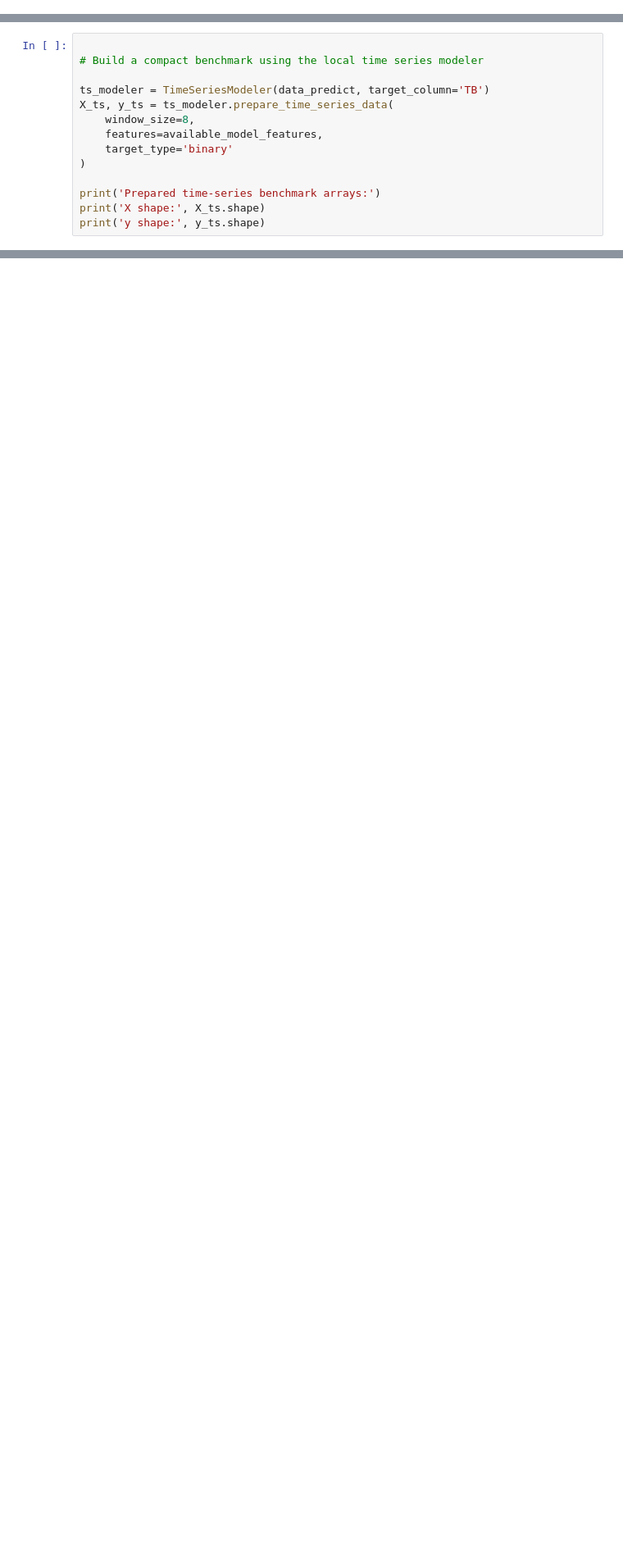
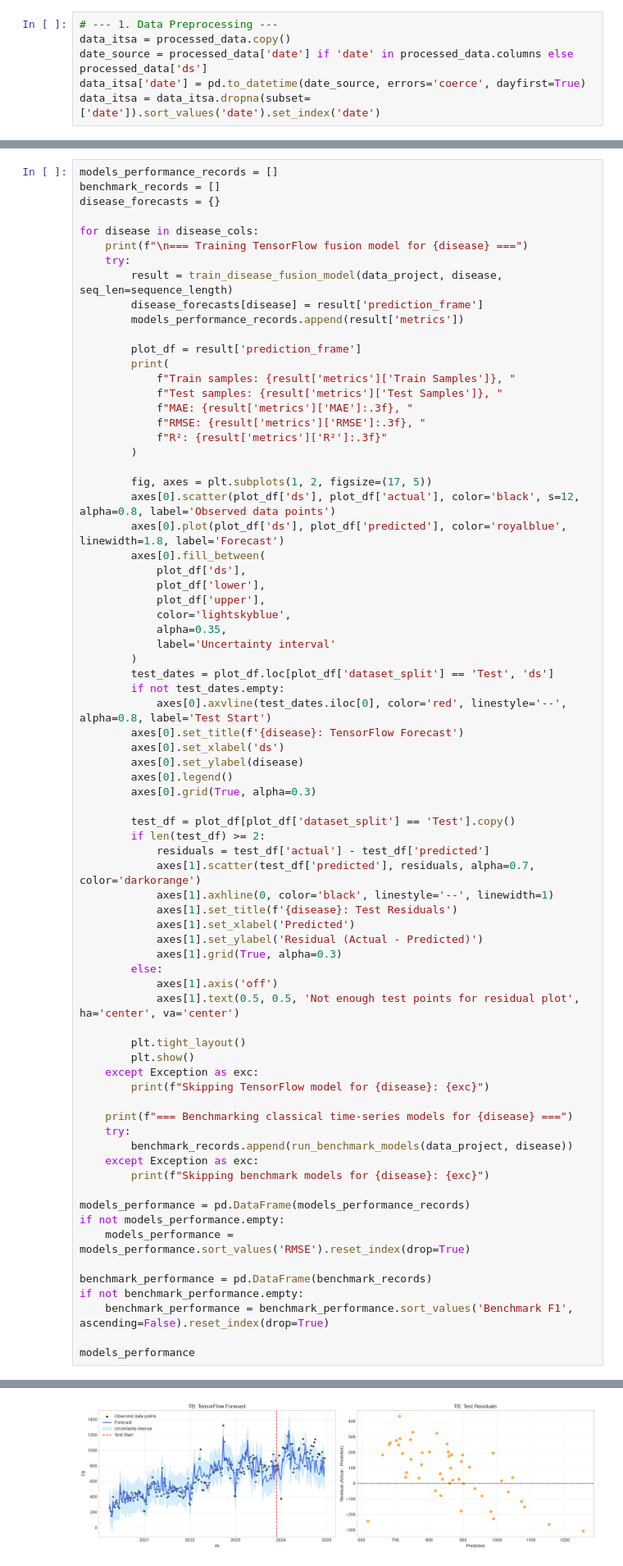
Before and after one commit to Mudarshiru/TimeSeriesAnalysisTutorial, a Jupyter notebook: analysis.ipynb, the cells around one changed output, grey strips where cells are left out. Shown at 82% size. Saved outputs shown, nothing was run; the diff lists cells and outputs as text; blank space fills up the shorter version.

```diff
--- a/analysis.ipynb
+++ b/analysis.ipynb
@@ -634,0 +516,6 @@ data_project['date'] = pd.to_datetime(data_project['date'], format='%d/%m/%Y')
+# %%
+# --- 1. Data Preprocessing ---
+data_itsa = processed_data.copy()
+date_source = processed_data['date'] if 'date' in processed_data.columns else processed_data['ds']
+data_itsa['date'] = pd.to_datetime(date_source, errors='coerce', dayfirst=True)
+data_itsa = data_itsa.dropna(subset=['date']).sort_values('date').set_index('date')
@@ -661,14 +870,0 @@ Available model features: 30
-# %%
-
-# Build a compact benchmark using the local time series modeler
-
-ts_modeler = TimeSeriesModeler(data_predict, target_column='TB')
-X_ts, y_ts = ts_modeler.prepare_time_series_data(
-    window_size=8,
-    features=available_model_features,
-    target_type='binary'
-)
-
-print('Prepared time-series benchmark arrays:')
-print('X shape:', X_ts.shape)
-print('y shape:', y_ts.shape)
@@ -733,0 +1180,75 @@ LSTM Regression MAE: 172.91
+# %%
+models_performance_records = []
+benchmark_records = []
+disease_forecasts = {}
+
+for disease in disease_cols:
+    print(f"\n=== Training TensorFlow fusion model for {disease} ===")
+    try:
+        result = train_disease_fusion_model(data_project, disease, seq_len=sequence_length)
+        disease_forecasts[disease] = result['prediction_frame']
+        models_performance_records.append(result['metrics'])
+
+        plot_df = result['prediction_frame']
+        print(
+            f"Train samples: {result['metrics']['Train Samples']}, "
+            f"Test samples: {result['metrics']['Test Samples']}, "
+            f"MAE: {result['metrics']['MAE']:.3f}, "
+            f"RMSE: {result['metrics']['RMSE']:.3f}, "
+            f"R²: {result['metrics']['R²']:.3f}"
+        )
+
+        fig, axes = plt.subplots(1, 2, figsize=(17, 5))
+        axes[0].scatter(plot_df['ds'], plot_df['actual'], color='black', s=12, alpha=0.8, label='Observed data points')
+        axes[0].plot(plot_df['ds'], plot_df['predicted'], color='royalblue', linewidth=1.8, label='Forecast')
+        axes[0].fill_between(
+            plot_df['ds'],
+            plot_df['lower'],
+            plot_df['upper'],
+            color='lightskyblue',
+            alpha=0.35,
+            label='Uncertainty interval'
+        )
+        test_dates = plot_df.loc[plot_df['dataset_split'] == 'Test', 'ds']
+        if not test_dates.empty:
+            axes[0].axvline(test_dates.iloc[0], color='red', linestyle='--', alpha=0.8, label='Test Start')
+        axes[0].set_title(f'{disease}: TensorFlow Forecast')
+        axes[0].set_xlabel('ds')
+        axes[0].set_ylabel(disease)
+        axes[0].legend()
+        axes[0].grid(True, alpha=0.3)
+
+        test_df = plot_df[plot_df['dataset_split'] == 'Test'].copy()
+        if len(test_df) >= 2:
+            residuals = test_df['actual'] - test_df['predicted']
+            axes[1].scatter(test_df['predicted'], residuals, alpha=0.7, color='darkorange')
+            axes[1].axhline(0, color='black', linestyle='--', linewidth=1)
+            axes[1].set_title(f'{disease}: Test Residuals')
+            axes[1].set_xlabel('Predicted')
+            axes[1].set_ylabel('Residual (Actual - Predicted)')
+            axes[1].grid(True, alpha=0.3)
+        else:
+            axes[1].axis('off')
+            axes[1].text(0.5, 0.5, 'Not enough test points for residual plot', ha='center', va='center')
+
+        plt.tight_layout()
+        plt.show()
+    except Exception as exc:
+        print(f"Skipping TensorFlow model for {disease}: {exc}")
+
+    print(f"=== Benchmarking classical time-series models for {disease} ===")
+    try:
+        benchmark_records.append(run_benchmark_models(data_project, disease))
+    except Exception as exc:
+        print(f"Skipping benchmark models for {disease}: {exc}")
+
+models_performance = pd.DataFrame(models_performance_records)
+if not models_performance.empty:
+    models_performance = models_performance.sort_values('RMSE').reset_index(drop=True)
+
+benchmark_performance = pd.DataFrame(benchmark_records)
+if not benchmark_performance.empty:
+    benchmark_performance = benchmark_performance.sort_values('Benchmark F1', ascending=False).reset_index(drop=True)
+
+models_performance
+# %% [output]
@@ -733,0 +1257 @@ LSTM Regression MAE: 172.91
+[figure, added]
```
Also changed, not shown: parts of 50 cells of this notebook, 18 other files.
